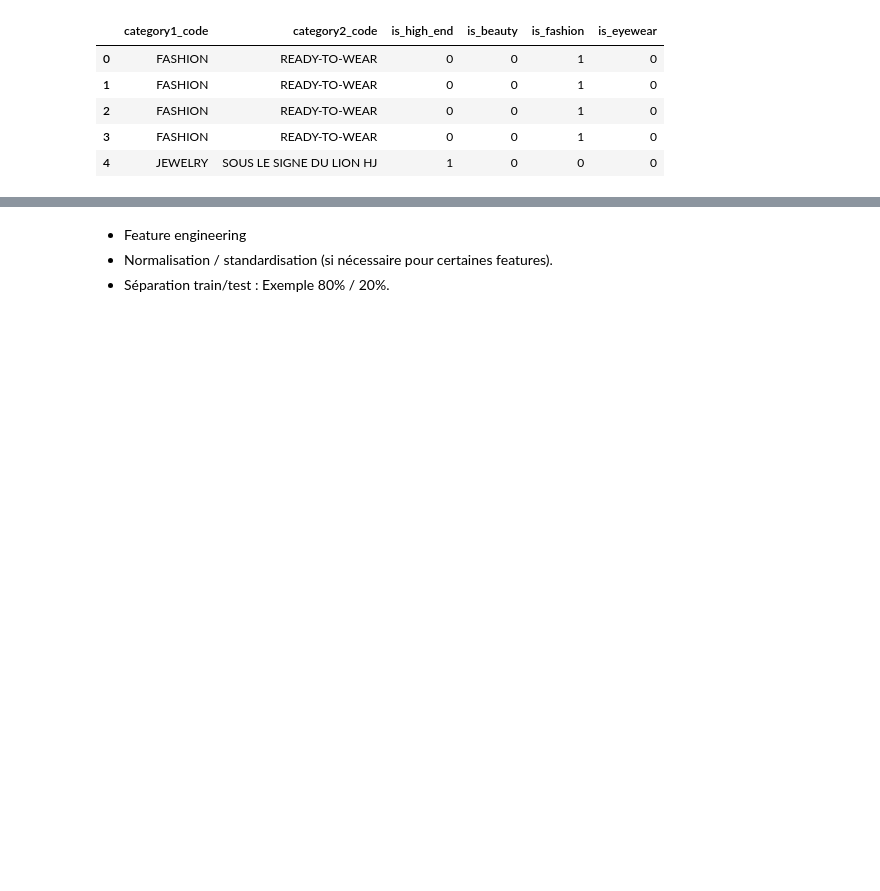
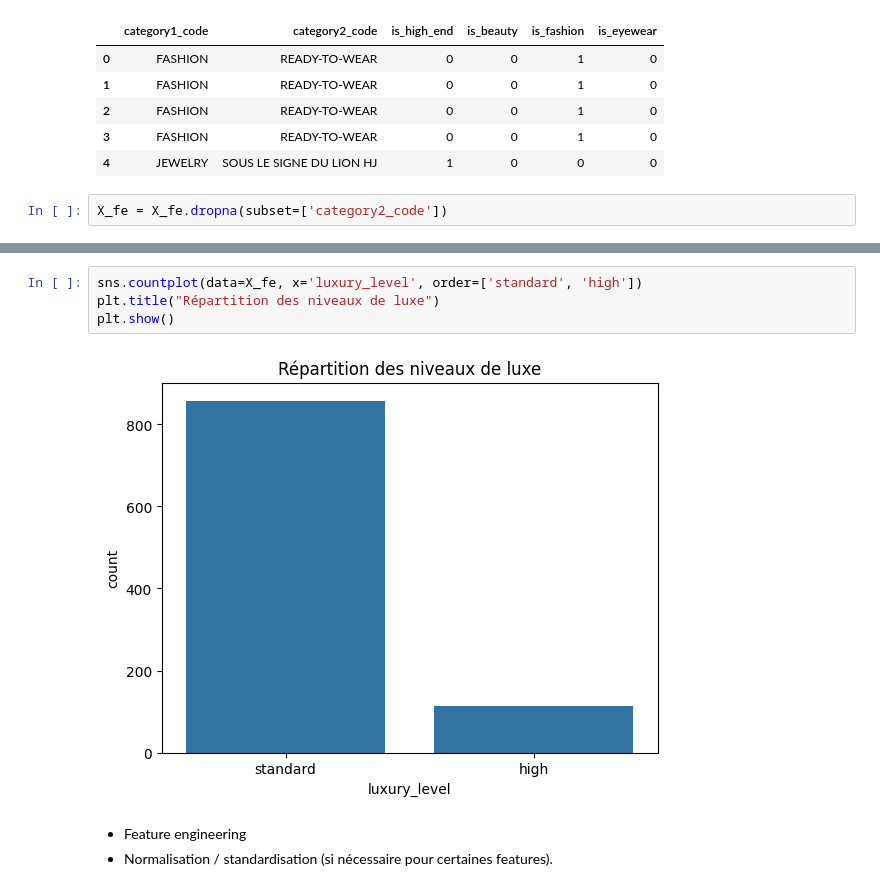
Before and after one commit to Chlooow/price-prediction-chanel, a Jupyter notebook: chanel-price-prediction.ipynb, the cells around one changed output, grey strips where cells are left out. Saved outputs shown, nothing was run; the diff lists cells and outputs as text; blank space fills up the shorter version.

```diff
--- a/chanel-price-prediction.ipynb
+++ b/chanel-price-prediction.ipynb
@@ -434,4 +444,6 @@ display(X_fe.head())
 | 2 | FASHION | READY-TO-WEAR | 0 | 0 | 1 | 0 |
 | 3 | FASHION | READY-TO-WEAR | 0 | 0 | 1 | 0 |
 | 4 | JEWELRY | SOUS LE SIGNE DU LION HJ | 1 | 0 | 0 | 0 |
+# %%
+X_fe = X_fe.dropna(subset=['category2_code'])
 # %% [markdown]
@@ -439,4 +542,9 @@ display(X_fe.head())
+# %%
+sns.countplot(data=X_fe, x='luxury_level', order=['standard', 'high'])
+plt.title("Répartition des niveaux de luxe")
+plt.show()
+# %% [output]
+[figure, added]
 # %% [markdown]
 - Feature engineering
 - Normalisation / standardisation (si nécessaire pour certaines features).
-- Séparation train/test : Exemple 80% / 20%.
```
Also changed, not shown: parts of 37 cells of this notebook.
